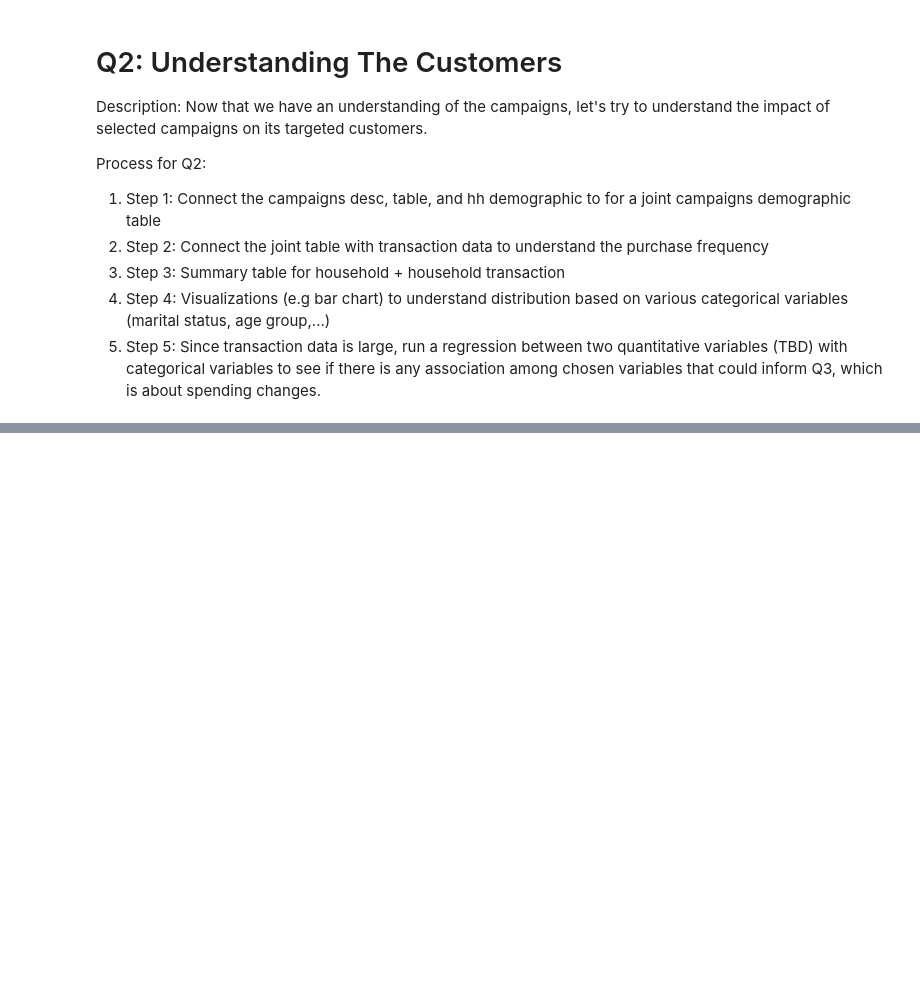
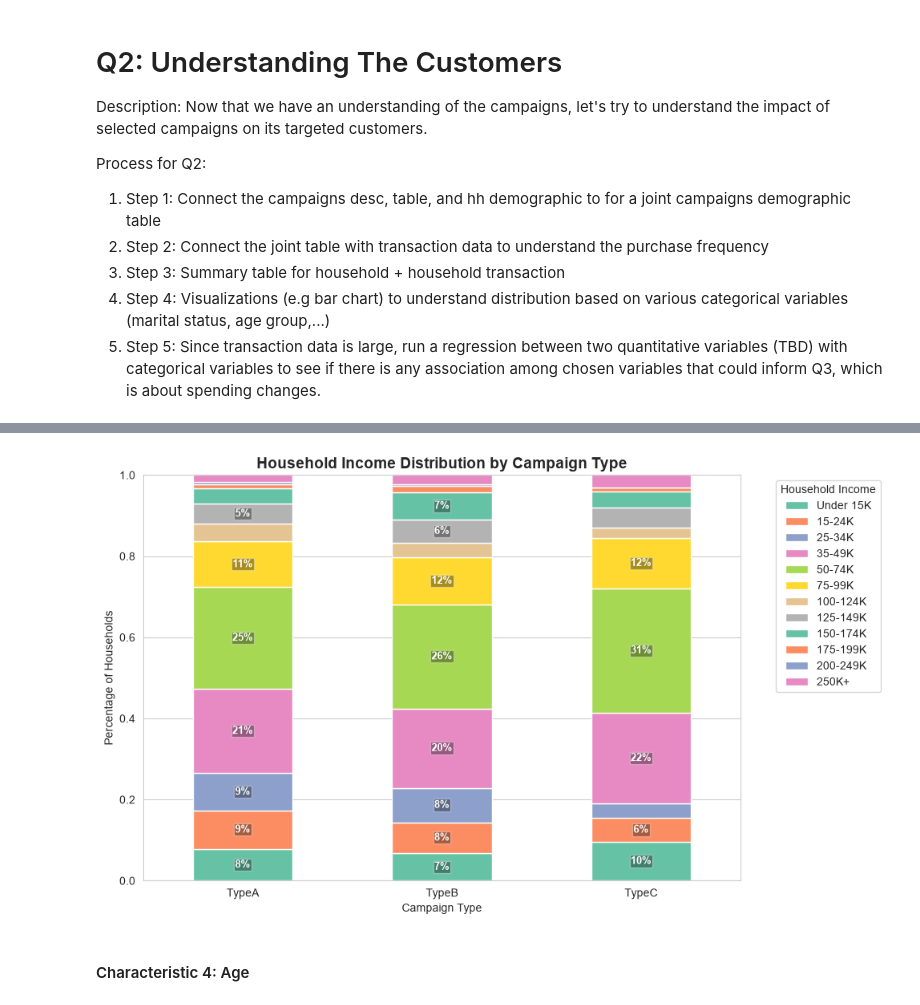
Before and after one commit to andrw0505/dunnhumby_project, a Jupyter notebook: bq1.ipynb, the cells around one changed output, grey strips where cells are left out. Cells and saved outputs as stored; diff of their text form; code cells hidden in the pictures; blank space fills up the shorter version.

```diff
--- a/bq1.ipynb
+++ b/bq1.ipynb
@@ -929,0 +997,6 @@ None
+# %%
+grouped_by_income = pd.DataFrame(hh_demographic_with_campaign.groupby("CAMPAIGN_TYPE")["INCOME_DESC"].value_counts(normalize=True).rename("PERCENTAGE").reset_index())
+order = ["Under 15K", "15-24K","25-34K", "35-49K", "50-74K", "75-99K", "100-124K", "125-149K", "150-174K", "175-199K", "200-249K", "250K+"]
+grouped_by_income['INCOME_DESC'] = pd.Categorical(grouped_by_income['INCOME_DESC'], categories=order, ordered=True)
+grouped_by_income = grouped_by_income.sort_values(['CAMPAIGN_TYPE', 'INCOME_DESC'])
+display(grouped_by_income)
@@ -929,0 +1021,19 @@ None
+# %%
+stacked_bar_data =grouped_by_income.pivot(index='CAMPAIGN_TYPE', columns='INCOME_DESC', values='PERCENTAGE').fillna(0)
+ax = stacked_bar_data.plot(kind='bar', stacked=True, figsize=(10, 6), color=COLORS)
+ax.set_title("Household Income Distribution by Campaign Type", fontweight='bold', fontsize=14)
+ax.set_xlabel('Campaign Type')
+ax.set_xticklabels(ax.get_xticklabels(), rotation=0)
+ax.set_ylabel('Percentage of Households')
+ax.set_ylim(0, 1)
+for containers in ax.containers:
+    labels = [f'{value:.0%}' if value >= 0.05 else '' for value in containers.datavalues]
+    ax.bar_label(containers, labels=labels, label_type='center', fontsize=9, fontweight='bold', color='white', bbox={'facecolor': 'black', 'alpha': 0.35, 'pad': 1})
+
+
+ax.legend(title='Household Income', bbox_to_anchor=(1.05, 1), loc='upper left')
+plt.tight_layout()
+# %% [output]
+[figure, added]
+# %% [markdown]
+#### Characteristic 4: Age
```
Also changed, not shown: parts of 17 cells of this notebook.
